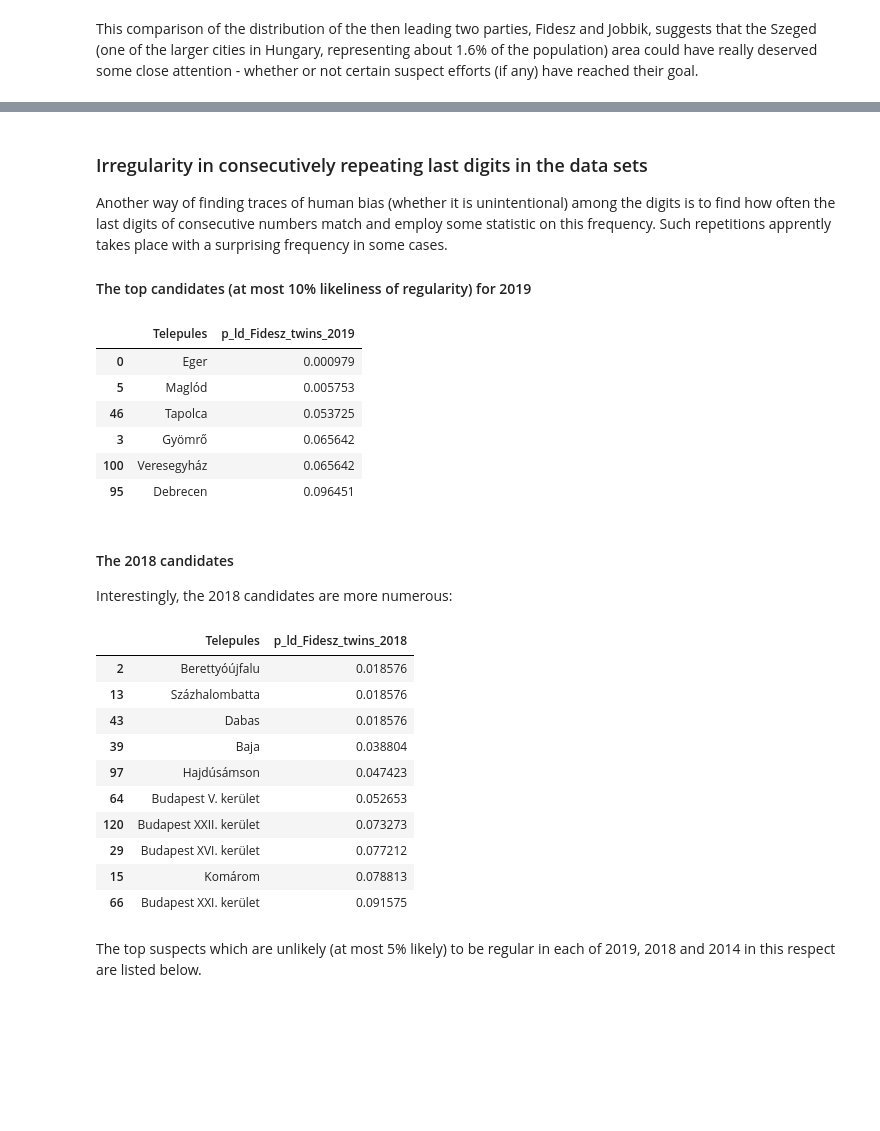
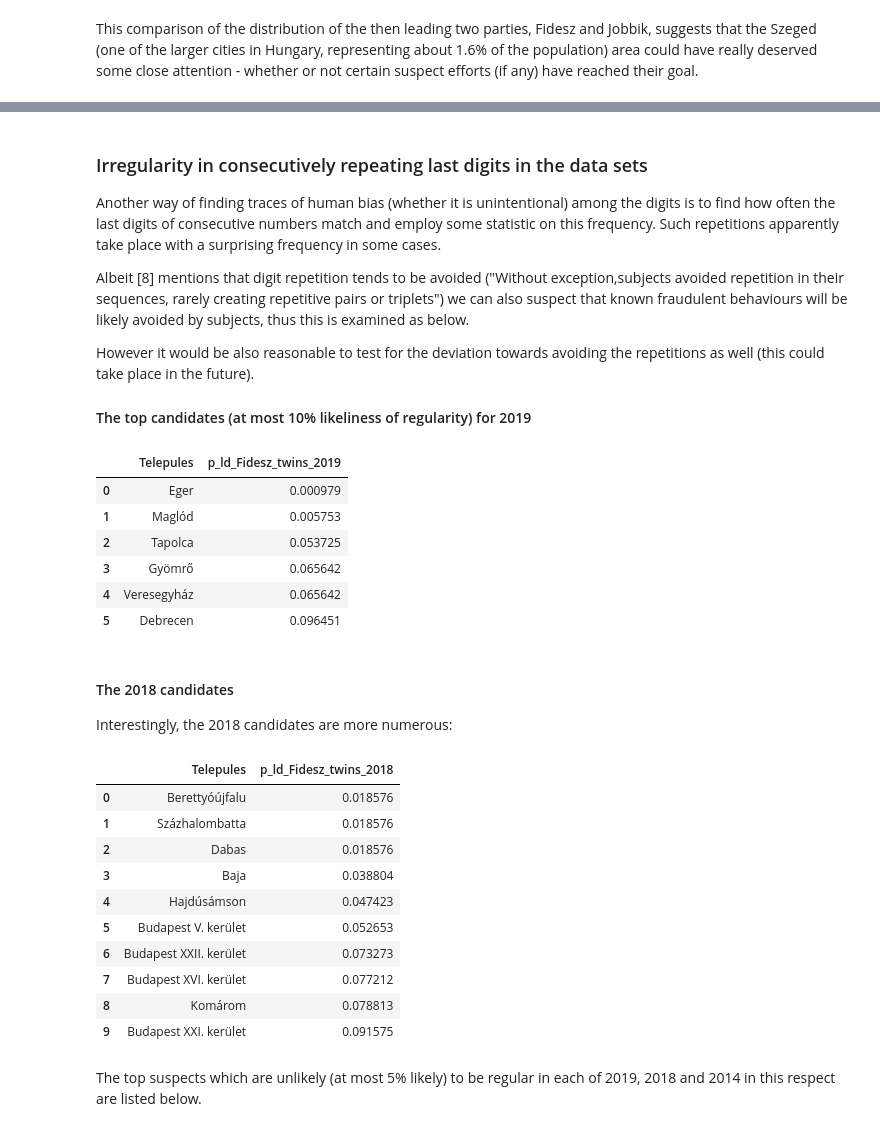
Before and after one commit to brezniczky/ep_elections_2019_hun, a Jupyter notebook: report.ipynb, the cells around one changed output, grey strips where cells are left out. Cells and saved outputs as stored; diff of their text form; code cells hidden in the pictures; blank space fills up the shorter version.

```diff
--- a/report.ipynb
+++ b/report.ipynb
@@ -241,7 +257,12 @@ AndrasKalman.load.plot_location("Szeged")
 # %% [markdown]
+<a id="digit_repeats"></a>
 ### Irregularity in consecutively repeating last digits in the data sets
 
-Another way of finding traces of human bias (whether it is unintentional) among the digits is to find how often the last digits of consecutive numbers match and employ some statistic on this frequency. Such repetitions apprently takes place with a surprising frequency in some cases.
+Another way of finding traces of human bias (whether it is unintentional) among the digits is to find how often the last digits of consecutive numbers match and employ some statistic on this frequency. Such repetitions apparently take place with a surprising frequency in some cases.
+
+Albeit [8] mentions that digit repetition tends to be avoided ("Without  exception,subjects avoided repetition in their sequences, rarely creating repetitive pairs or triplets") we can also suspect that known fraudulent behaviours will be likely avoided by subjects, thus this is examined as below.
+
+However it would be also reasonable to test for the deviation towards avoiding the repetitions as well (this could take place in the future).
 
 #### The top candidates (at most 10% likeliness of regularity) for 2019
 # %%
@@ -255,15 +276,15 @@ app8_df[["Telepules", "p_ld_Fidesz_twins_2019"]].loc[
     (app8_df["min_Fidesz_votes_2019"] >= 100)
 ].sort_values([
     "p_ld_Fidesz_twins_2019"
-])
+]).reset_index().drop(columns=["index"])
 # %% [output]
 |  | Telepules | p_ld_Fidesz_twins_2019 |
 | 0 | Eger | 0.000979 |
-| 5 | Maglód | 0.005753 |
-| 46 | Tapolca | 0.053725 |
+| 1 | Maglód | 0.005753 |
+| 2 | Tapolca | 0.053725 |
 | 3 | Gyömrő | 0.065642 |
-| 100 | Veresegyház | 0.065642 |
-| 95 | Debrecen | 0.096451 |
+| 4 | Veresegyház | 0.065642 |
+| 5 | Debrecen | 0.096451 |
 # %% [markdown]
 #### The 2018 candidates
 
@@ -271,23 +292,23 @@ Interestingly, the 2018 candidates are more numerous:
 # %%
 app8_df[["Telepules", "p_ld_Fidesz_twins_2018"]].loc[
     (app8_df["p_ld_Fidesz_twins_2018"] < 0.1) &
     (app8_df["n_wards_2018"] >= 8) &
     (app8_df["min_Fidesz_votes_2018"] >= 100)
 ].sort_values([
     "p_ld_Fidesz_twins_2018"
-])
+]).reset_index().drop(columns=["index"])
 # %% [output]
 |  | Telepules | p_ld_Fidesz_twins_2018 |
-| 2 | Berettyóújfalu | 0.018576 |
-| 13 | Százhalombatta | 0.018576 |
-| 43 | Dabas | 0.018576 |
-| 39 | Baja | 0.038804 |
-| 97 | Hajdúsámson | 0.047423 |
-| 64 | Budapest V. kerület | 0.052653 |
-| 120 | Budapest XXII. kerület | 0.073273 |
-| 29 | Budapest XVI. kerület | 0.077212 |
-| 15 | Komárom | 0.078813 |
-| 66 | Budapest XXI. kerület | 0.091575 |
+| 0 | Berettyóújfalu | 0.018576 |
+| 1 | Százhalombatta | 0.018576 |
+| 2 | Dabas | 0.018576 |
+| 3 | Baja | 0.038804 |
+| 4 | Hajdúsámson | 0.047423 |
+| 5 | Budapest V. kerület | 0.052653 |
+| 6 | Budapest XXII. kerület | 0.073273 |
+| 7 | Budapest XVI. kerület | 0.077212 |
+| 8 | Komárom | 0.078813 |
+| 9 | Budapest XXI. kerület | 0.091575 |
 # %% [markdown]
 The top suspects which are unlikely (at most 5% likely) to be regular in each of 2019, 2018 and 2014 in this respect are listed below.
 # %%
```
Also changed, not shown: parts of 52 cells of this notebook, 9 other files.
